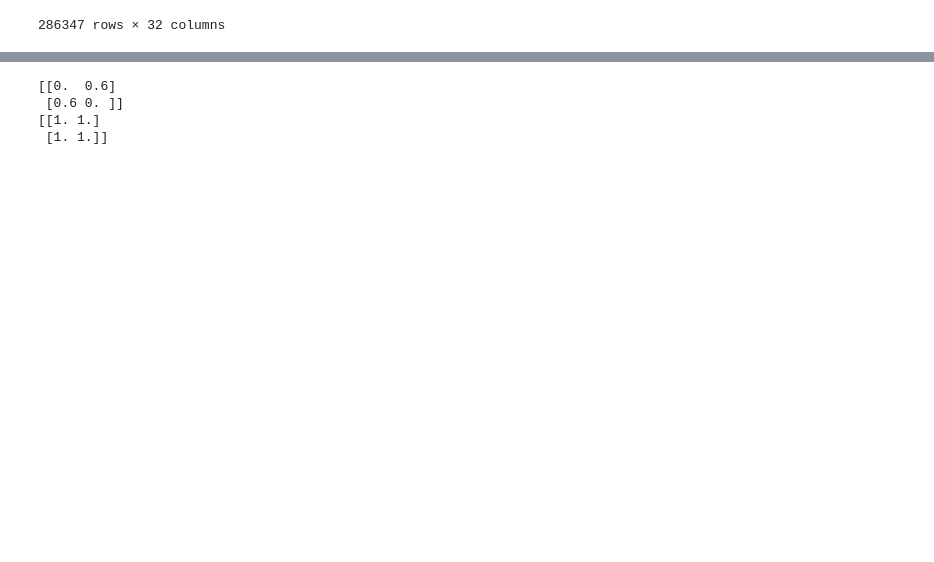
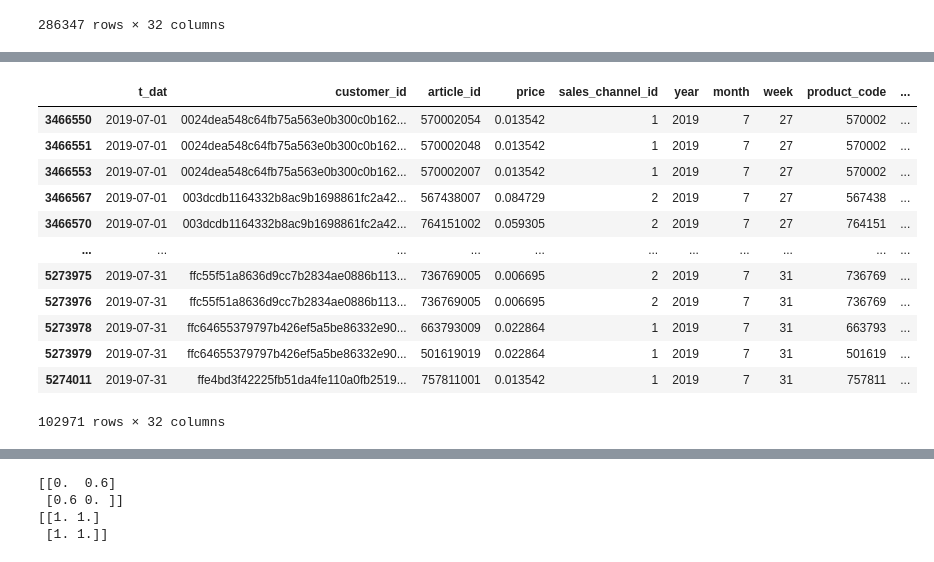
Before and after one commit to alexkychen/HMproduct, a Jupyter notebook: notebook/1.Exploratory Data Analysis.ipynb, the cells around one changed output, grey strips where cells are left out. Cells and saved outputs as stored; diff of their text form; code cells hidden in the pictures; blank space fills up the shorter version.

```diff
--- a/notebook/1.Exploratory Data Analysis.ipynb
+++ b/notebook/1.Exploratory Data Analysis.ipynb
@@ -281,0 +537,18 @@ Name: week, dtype: int64
+# %%
+mask_July = transaction_2019summer_menswear.month == 7
+transaction_2019July_menswear = transaction_2019summer_menswear.loc[mask_July]
+transaction_2019July_menswear
+# %% [output]
+|  | t_dat | customer_id | article_id | price | sales_channel_id | year | month | week | product_code | ... |
+| 3466550 | 2019-07-01 | 0024dea548c64fb75a563e0b300c0b162... | 570002054 | 0.013542 | 1 | 2019 | 7 | 27 | 570002 | ... |
+| 3466551 | 2019-07-01 | 0024dea548c64fb75a563e0b300c0b162... | 570002048 | 0.013542 | 1 | 2019 | 7 | 27 | 570002 | ... |
+| 3466553 | 2019-07-01 | 0024dea548c64fb75a563e0b300c0b162... | 570002007 | 0.013542 | 1 | 2019 | 7 | 27 | 570002 | ... |
+| 3466567 | 2019-07-01 | 003dcdb1164332b8ac9b1698861fc2a42... | 567438007 | 0.084729 | 2 | 2019 | 7 | 27 | 567438 | ... |
+| 3466570 | 2019-07-01 | 003dcdb1164332b8ac9b1698861fc2a42... | 764151002 | 0.059305 | 2 | 2019 | 7 | 27 | 764151 | ... |
+| ... | ... | ... | ... | ... | ... | ... | ... | ... | ... | ... |
+| 5273975 | 2019-07-31 | ffc55f51a8636d9cc7b2834ae0886b113... | 736769005 | 0.006695 | 2 | 2019 | 7 | 31 | 736769 | ... |
+| 5273976 | 2019-07-31 | ffc55f51a8636d9cc7b2834ae0886b113... | 736769005 | 0.006695 | 2 | 2019 | 7 | 31 | 736769 | ... |
+| 5273978 | 2019-07-31 | ffc64655379797b426ef5a5be86332e90... | 663793009 | 0.022864 | 1 | 2019 | 7 | 31 | 663793 | ... |
+| 5273979 | 2019-07-31 | ffc64655379797b426ef5a5be86332e90... | 501619019 | 0.022864 | 1 | 2019 | 7 | 31 | 501619 | ... |
+| 5274011 | 2019-07-31 | ffe4bd3f42225fb51da4fe110a0fb2519... | 757811001 | 0.013542 | 1 | 2019 | 7 | 31 | 757811 | ... |
+102971 rows × 32 columns
```
Also changed, not shown: parts of 27 cells of this notebook, 8 other files.
